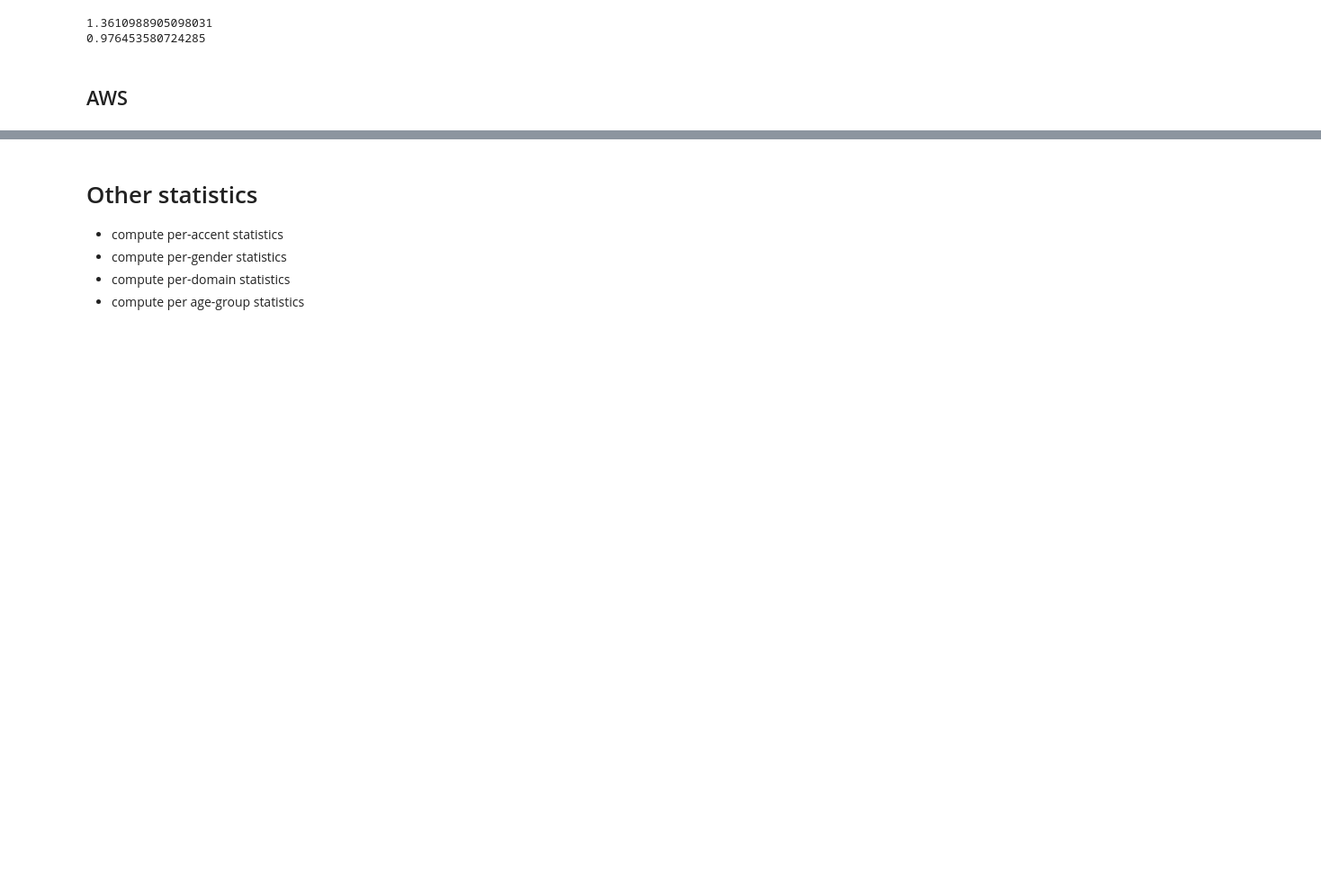
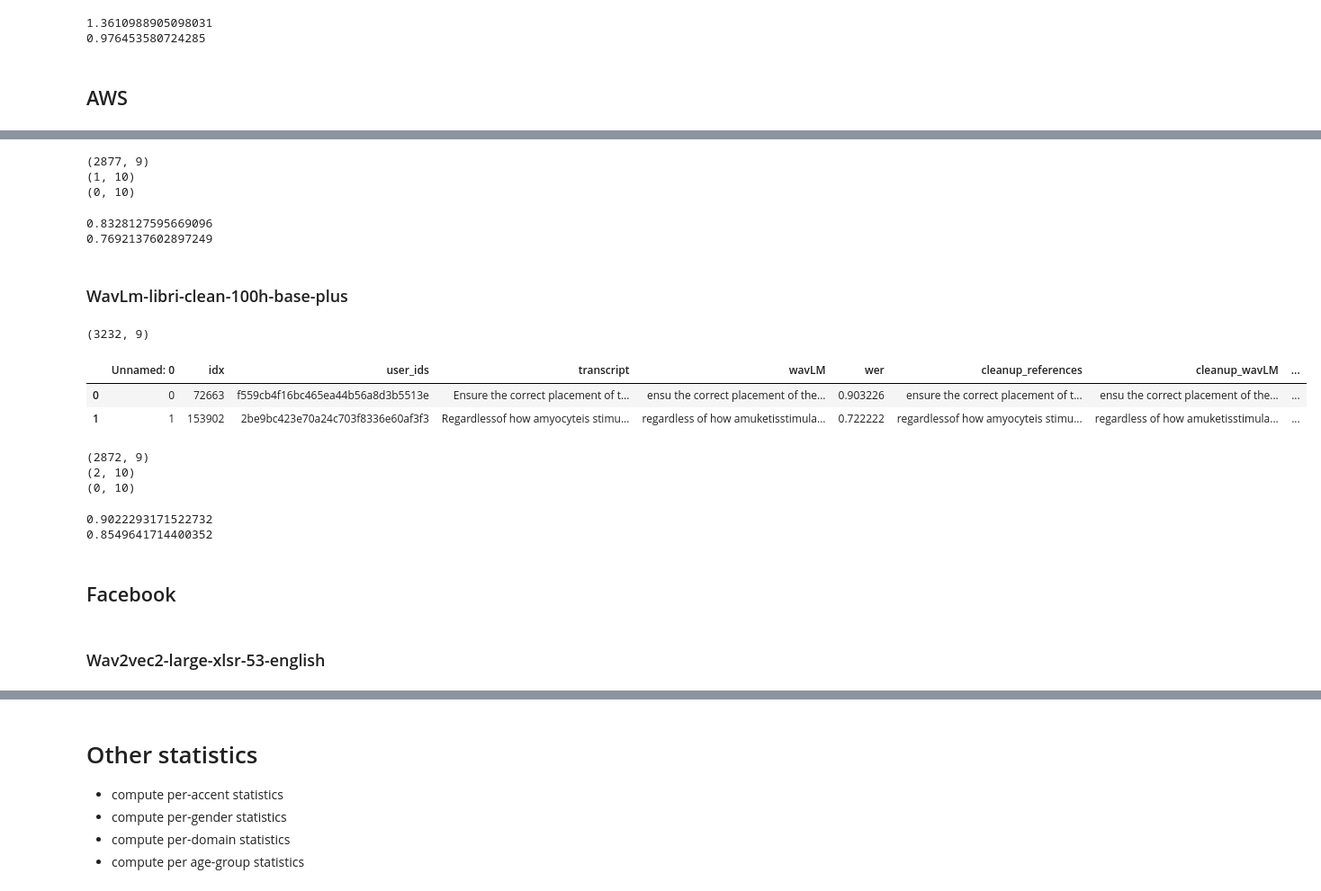
Before and after one commit to intron-innovation/AfriSpeech-200, a Jupyter notebook: notebooks/zero_shot_evaluation.ipynb, the cells around one changed output, grey strips where cells are left out. Shown: that part at 90% size. Saved outputs shown, nothing was run; the diff lists cells and outputs as text; code cells hidden in the pictures; blank space fills up the shorter version.

```diff
--- a/notebooks/zero_shot_evaluation.ipynb
+++ b/notebooks/zero_shot_evaluation.ipynb
@@ -413,0 +578,13 @@ aws_medical_raw.head(2)
+# %%
+wavlm_libri_clean_100h_large = transform_raw_df(wavlm_libri_clean_100h_large_raw, columns=columns, fmt="wav2vec2")
+wavlm_libri_clean_100h_large_clean = clean_and_compute_wer(wavlm_libri_clean_100h_large)
+# %% [output]
+(2877, 9)
+(1, 10)
+(0, 10)
+# %%
+print(wavlm_libri_clean_100h_large["wer"].mean())
+print(wavlm_libri_clean_100h_large_clean["wer"].mean())
+# %% [output]
+0.8328127595669096
+0.7692137602897249
@@ -413,0 +601,24 @@ aws_medical_raw.head(2)
+# %% [markdown]
+### WavLm-libri-clean-100h-base-plus
+# %%
+wavlm_libri_clean_100h_base_raw = pd.read_csv("../results/wavLM_wer_asr_dev.csv")
+print(wavlm_libri_clean_100h_base_raw.shape)
+wavlm_libri_clean_100h_base_raw.head(2)
+# %% [output]
+(3232, 9)
+|  | Unnamed: 0 | idx | user_ids | transcript | wavLM | wer | cleanup_references | cleanup_wavLM | ... |
+| 0 | 0 | 72663 | f559cb4f16bc465ea44b56a8d3b5513e | Ensure the correct placement of t... | ensu the correct placement of the... | 0.903226 | ensure the correct placement of t... | ensu the correct placement of the... | ... |
+| 1 | 1 | 153902 | 2be9bc423e70a24c703f8336e60af3f3 | Regardlessof how amyocyteis stimu... | regardless of how amuketisstimula... | 0.722222 | regardlessof how amyocyteis stimu... | regardless of how amuketisstimula... | ... |
+# %%
+wavlm_libri_clean_100h_base = transform_raw_df(wavlm_libri_clean_100h_base_raw, columns=columns, fmt="wavLM")
+wavlm_libri_clean_100h_base_clean = clean_and_compute_wer(wavlm_libri_clean_100h_base)
+# %% [output]
+(2872, 9)
+(2, 10)
+(0, 10)
+# %%
+print(wavlm_libri_clean_100h_base["wer"].mean())
+print(wavlm_libri_clean_100h_base_clean["wer"].mean())
+# %% [output]
+0.9022293171522732
+0.8549641714400352
@@ -413,0 +635,4 @@ aws_medical_raw.head(2)
+# %% [markdown]
+## Facebook
+# %% [markdown]
+### Wav2vec2-large-xlsr-53-english
```
Also changed, not shown: parts of 85 cells of this notebook, 43 other files.
